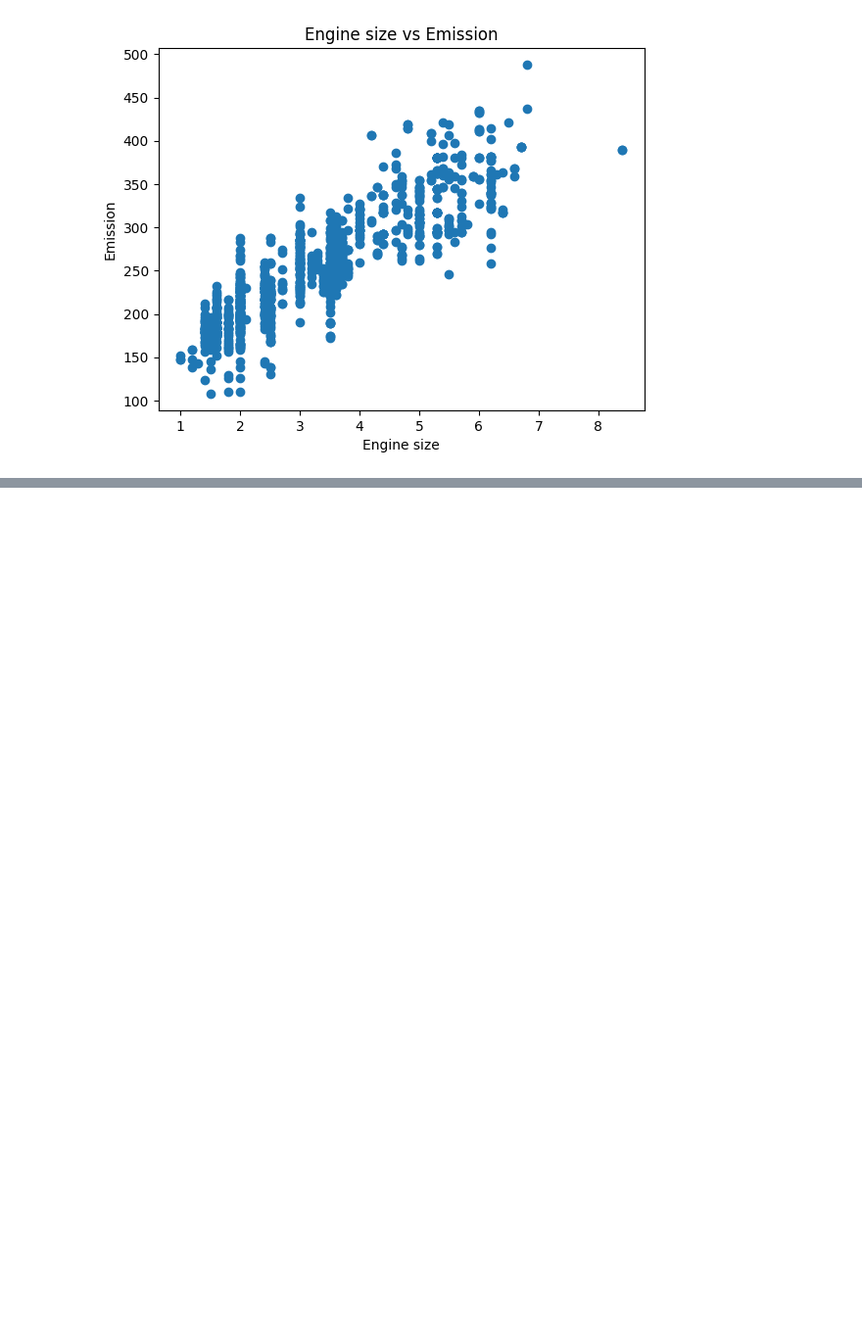
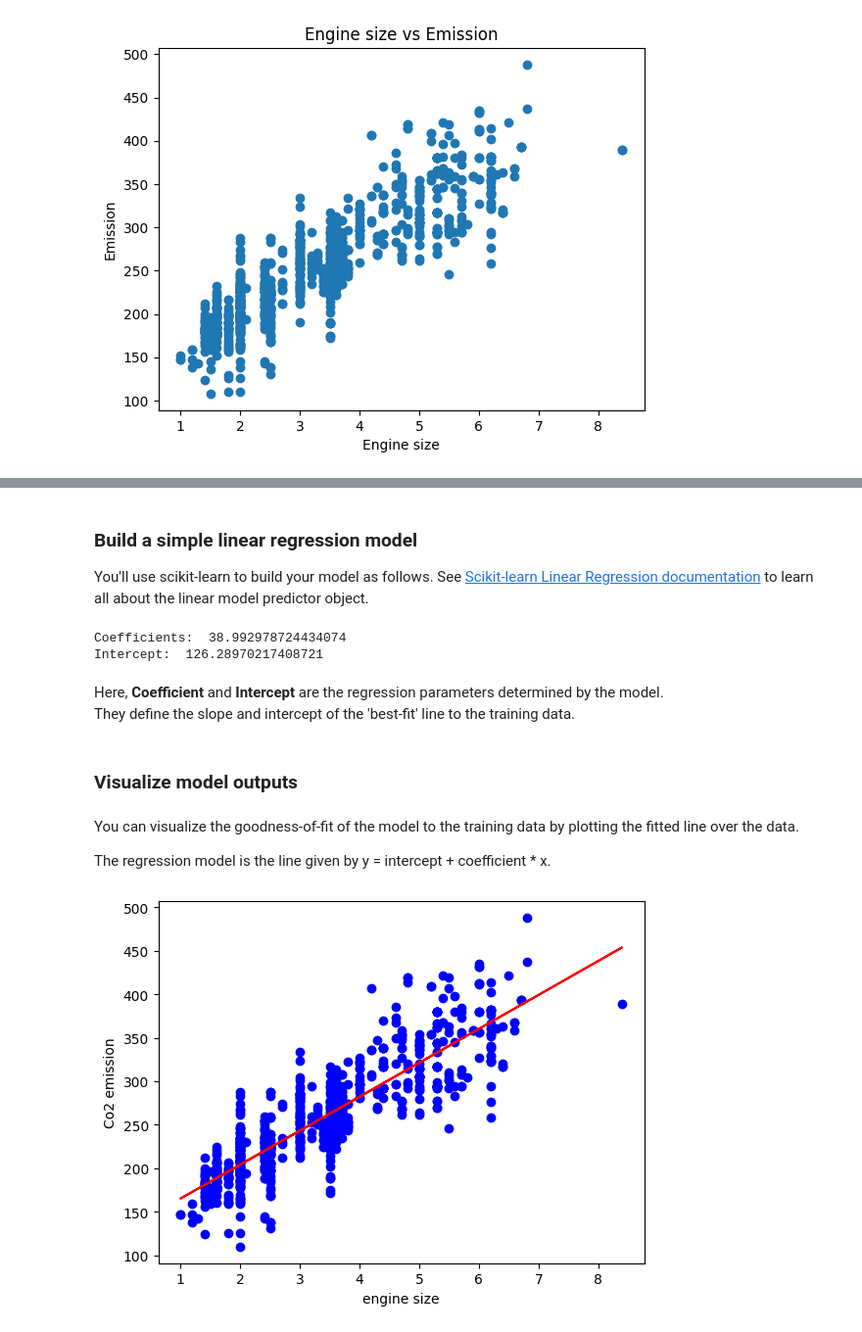
Before and after one commit to beshoyraafat20/machine_learning_using_python, a Jupyter notebook: Module_2/simple_linear_Regression.ipynb, the cells around one changed output, grey strips where cells are left out. Shown at 98% size. Drawn from its saved outputs; the diff is of its cells as text; code cells hidden in the pictures; blank space fills up the shorter version.

```diff
--- a/Module_2/simple_linear_Regression.ipynb
+++ b/Module_2/simple_linear_Regression.ipynb
@@ -102,0 +132,3 @@ plt.show()
+# %%
+X = cdf.ENGINESIZE.to_numpy()
+y = cdf.CO2EMISSIONS.to_numpy()
@@ -102,0 +137,43 @@ plt.show()
+# %%
+from sklearn.model_selection import train_test_split
+X_train, x_test, y_train, y_test = train_test_split(X, y, test_size=0.2 , random_state=42)
+# %% [markdown]
+### Build a simple linear regression model
+
+You'll use scikit-learn to build your model as follows. See [Scikit-learn Linear Regression documentation](https://scikit-learn.org/stable/modules/generated/sklearn.linear_model.LinearRegression.html) to learn all about the linear model predictor object.
+# %%
+from sklearn import linear_model
+
+# Create a model object
+regressor = linear_model.LinearRegression()
+
+# train the model on the traning data
+# X_train is  a 1-D array but sklearn models expect a 2D as input for the training data
+# The 2D array have shape (n_observation, n_features)
+# So we need to reshape it. We can let it infer the number of oobservations using '-1'.
+regressor.fit(X_train.reshape(-1, 1), y_train)
+
+# Print the coefficients
+print ('Coefficients: ', regressor.coef_[0])
+# with simple linear regression there is only one coefficient, here we extract it from the 1 by 1 array.
+print ('Intercept: ',regressor.intercept_)
+# %% [output]
+Coefficients:  38.992978724434074
+Intercept:  126.28970217408721
+# %% [markdown]
+Here, __Coefficient__ and __Intercept__ are the regression parameters determined by the model.
+They define the slope and intercept of the 'best-fit' line to the training data.
+# %% [markdown]
+### Visualize model outputs
+# %% [markdown]
+You can visualize the goodness-of-fit of the model to the training data by plotting the fitted line over the data.
+
+The regression model is the line given by y = intercept + coefficient * x.
+# %%
+plt.scatter(X_train, y_train, color='blue')
+plt.plot(X_train, regressor.coef_*X_train+regressor.intercept_, '-r')
+plt.xlabel("engine size")
+plt.ylabel("Co2 emission")
+plt.show()
+# %% [output]
+[figure, added]
```
Also changed, not shown: parts of 21 cells of this notebook.
